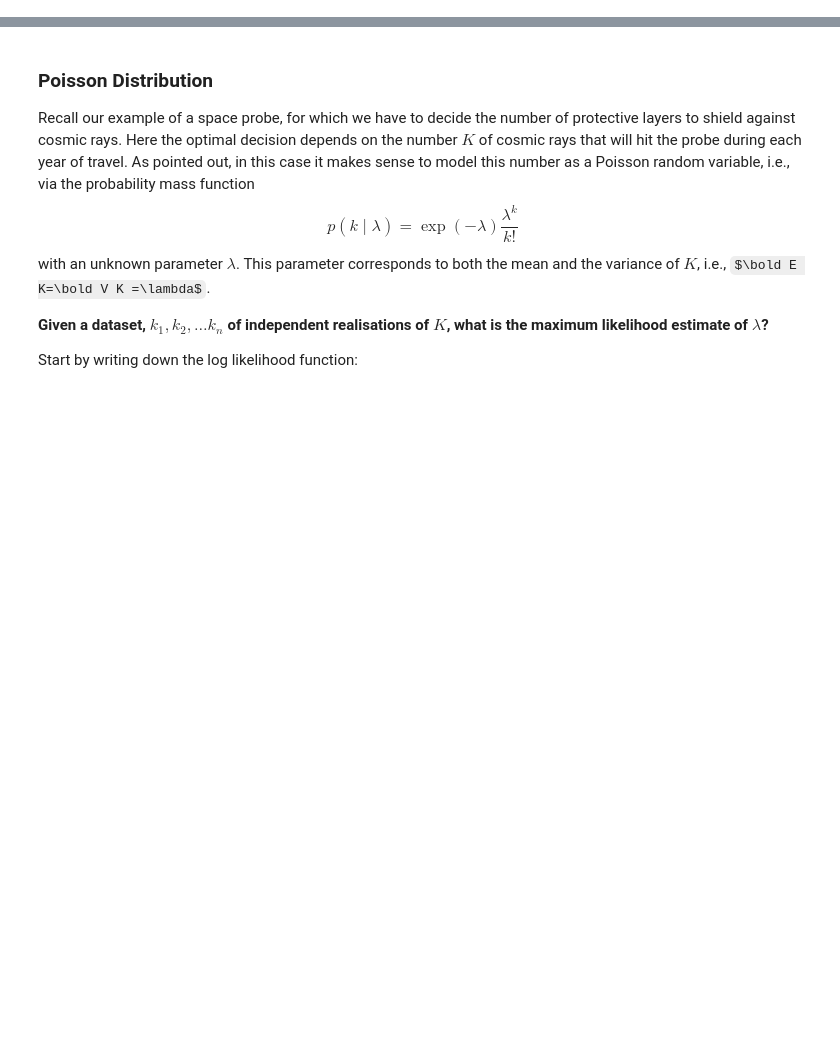
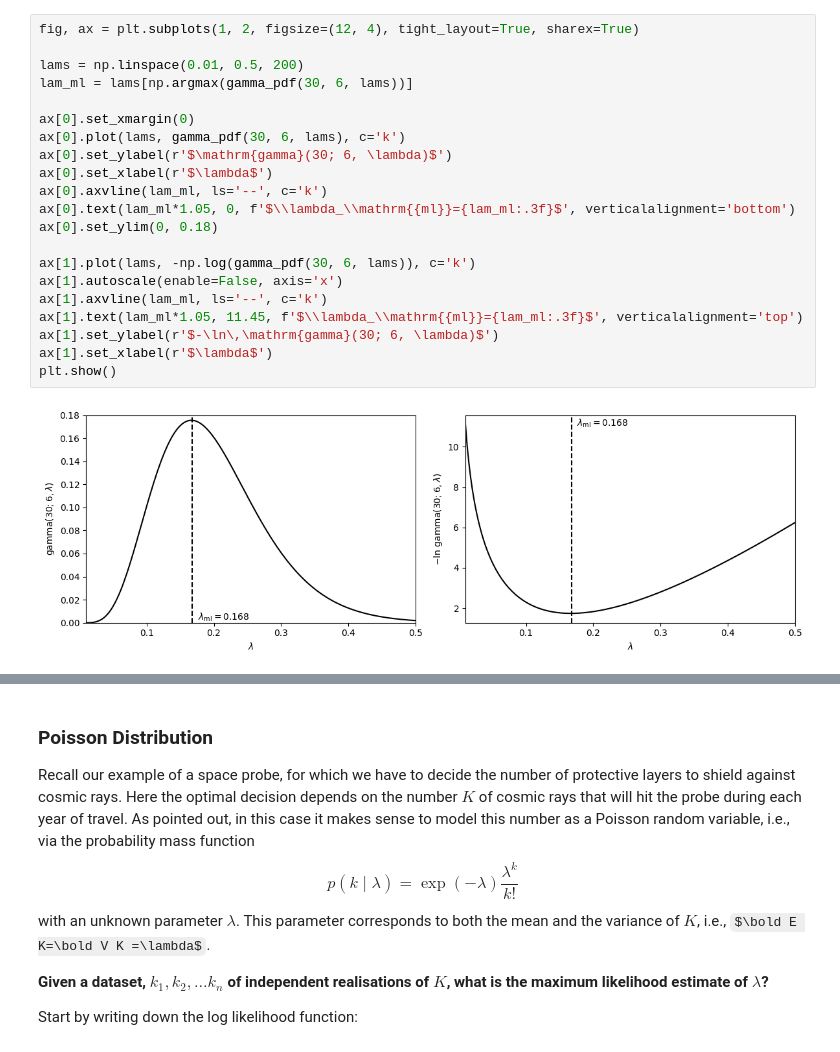
Before and after one commit to marioboley/Uni-Haifa-214.4312-Code, a Jupyter notebook: 2.1_models.ipynb, the cells around one changed output, grey strips where cells are left out. Cells and saved outputs as stored; diff of their text form; some formulas as TeX source; blank space fills up the shorter version.

```diff
--- a/2.1_models.ipynb
+++ b/2.1_models.ipynb
@@ -4,0 +113,23 @@
+# %%
+fig, ax = plt.subplots(1, 2, figsize=(12, 4), tight_layout=True, sharex=True)
+
+lams = np.linspace(0.01, 0.5, 200)
+lam_ml = lams[np.argmax(gamma_pdf(30, 6, lams))]
+
+ax[0].set_xmargin(0)
+ax[0].plot(lams, gamma_pdf(30, 6, lams), c='k')
+ax[0].set_ylabel(r'$\mathrm{gamma}(30; 6, \lambda)$')
+ax[0].set_xlabel(r'$\lambda$')
+ax[0].axvline(lam_ml, ls='--', c='k')
+ax[0].text(lam_ml*1.05, 0, f'$\\lambda_\\mathrm{{ml}}={lam_ml:.3f}$', verticalalignment='bottom')
+ax[0].set_ylim(0, 0.18)
+
+ax[1].plot(lams, -np.log(gamma_pdf(30, 6, lams)), c='k')
+ax[1].autoscale(enable=False, axis='x')
+ax[1].axvline(lam_ml, ls='--', c='k')
+ax[1].text(lam_ml*1.05, 11.45, f'$\\lambda_\\mathrm{{ml}}={lam_ml:.3f}$', verticalalignment='top')
+ax[1].set_ylabel(r'$-\ln\,\mathrm{gamma}(30; 6, \lambda)$')
+ax[1].set_xlabel(r'$\lambda$')
+plt.show()
+# %% [output]
+[figure, added]
```
Also changed, not shown: parts of 10 cells of this notebook, 2 other files.
